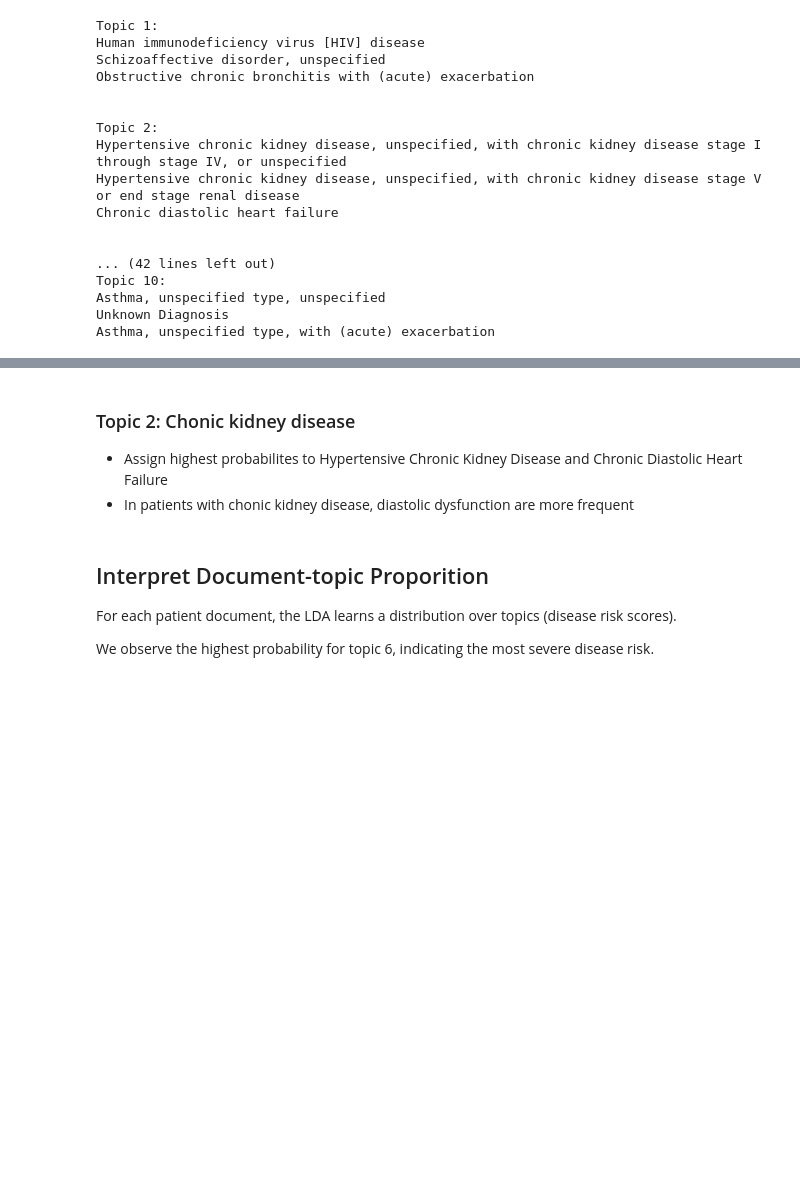
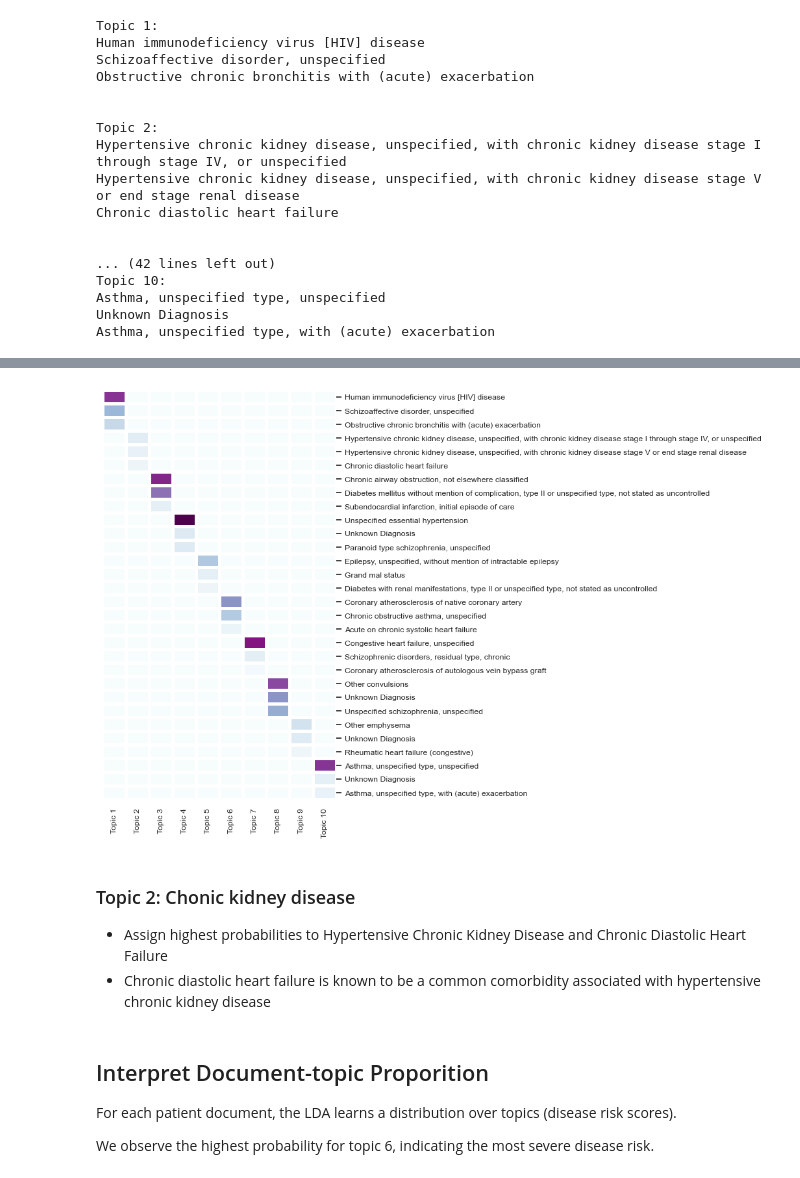
Before and after one commit to li-lab-mcgill/MixEHR_Seed_Tutorial, a Jupyter notebook: MixEHR_Seed_tutorial.ipynb, the cells around one changed output, grey strips where cells are left out. Drawn from its saved outputs; the diff is of its cells as text; code cells hidden in the pictures; blank space fills up the shorter version.

```diff
--- a/MixEHR_Seed_tutorial.ipynb
+++ b/MixEHR_Seed_tutorial.ipynb
@@ -323,8 +356,77 @@ Asthma, unspecified type, with (acute) exacerbation
+# %%
+import seaborn as sns
+import matplotlib.pyplot as plt
+import pandas as pd
+
+num_top_words = 3
+topics = 10
+
+# Load the ICD descriptions dataset
+icd_descriptions = pd.read_csv('./data/D_ICD_DIAGNOSES.csv')
+
+# Create a dictionary mapping ICD codes to their long descriptions
+icd_to_description = pd.Series(icd_descriptions['LONG_TITLE'].values, index=icd_descriptions['ICD9_CODE']).to_dict()
+
+def truncate_description(description, max_words=5):
+    """ Truncate the description to the specified number of words. """
+    words = description.split()
+    if len(words) > max_words:
+        return ' '.join(words[:max_words]) + '...'
+    return description
+
+# Assuming 'lda' is your trained LDA model and 'vectorizer' is the CountVectorizer
+feature_names = vectorizer.get_feature_names_out()
+word_distributions = lda.components_
+
+# Create an empty list to collect all top codes across all topics
+all_top_icd_codes = []
+
+# Matrix to hold the probabilities of top codes per topic
+topic_probs = np.zeros((num_top_words * topics, topics))
+
+for topic_idx, word_distribution in enumerate(word_distributions):
+    top_indices = word_distribution.argsort()[-num_top_words:][::-1]
+    top_codes = [feature_names[i] for i in top_indices]
+    all_top_icd_codes.extend(top_codes)
+    for i, index in enumerate(top_indices):
+        topic_probs[num_top_words * topic_idx + i, topic_idx] = word_distribution[index]
+
+# Remove any duplicate ICD codes to ensure unique rows
+unique_icd_codes = list(set(all_top_icd_codes))
+unique_icd_codes.sort(key=all_top_icd_codes.index)  # Preserve the original order as much as possible
+
+# Create a new probability matrix for unique ICD codes
+unique_topic_probs = np.zeros((len(unique_icd_codes), topics))
+
+# Fill in the unique_topic_probs based on all_top_icd_codes mapping
+for i, code in enumerate(unique_icd_codes):
+    indices = [idx for idx, val in enumerate(all_top_icd_codes) if val == code]
+    unique_topic_probs[i, :] = topic_probs[indices, :].sum(axis=0)
+
+# Map ICD codes to descriptions and truncate if necessary
+icd_descriptions = [truncate_description(icd_to_description.get(code, "Unknown Diagnosis"), 50) for code in unique_icd_codes]
+
+# Create a DataFrame for the heatmap data
+phi_data = pd.DataFrame(unique_topic_probs, columns=[f"Topic {i+1}" for i in range(topics)], index=icd_descriptions)
+
+# Define the maximum value for the color scale
+max_value = np.max(unique_topic_probs)
+
+# Plotting the heatmap
+g = sns.clustermap(phi_data, row_cluster=False, col_cluster=False, vmax=max_value, vmin=0,
+                   linewidths=2.5, cmap="BuPu", yticklabels=True, figsize=(4, 7))
+g.cax.set_visible(False)
+g.ax_heatmap.set_position([0.05, 0.05, 0.9, 0.9])  # x, y, width, height
+g.ax_row_dendrogram.set_visible(False)
+g.ax_col_dendrogram.set_visible(False)
+plt.show()
+# %% [output]
+[figure, added]
 # %% [markdown]
 ### Topic 2: Chonic kidney disease
 
-* Assign highest probabilites to Hypertensive Chronic Kidney Disease and Chronic Diastolic Heart Failure
-* In patients with chonic kidney disease, diastolic dysfunction are more frequent
+* Assign highest probabilities to Hypertensive Chronic Kidney Disease and Chronic Diastolic Heart Failure
+* Chronic diastolic heart failure is known to be a common comorbidity associated with hypertensive chronic kidney disease
 # %% [markdown]
 ## Interpret Document-topic Proporition
 
```
Also changed, not shown: parts of 30 cells of this notebook, 7 other files.
